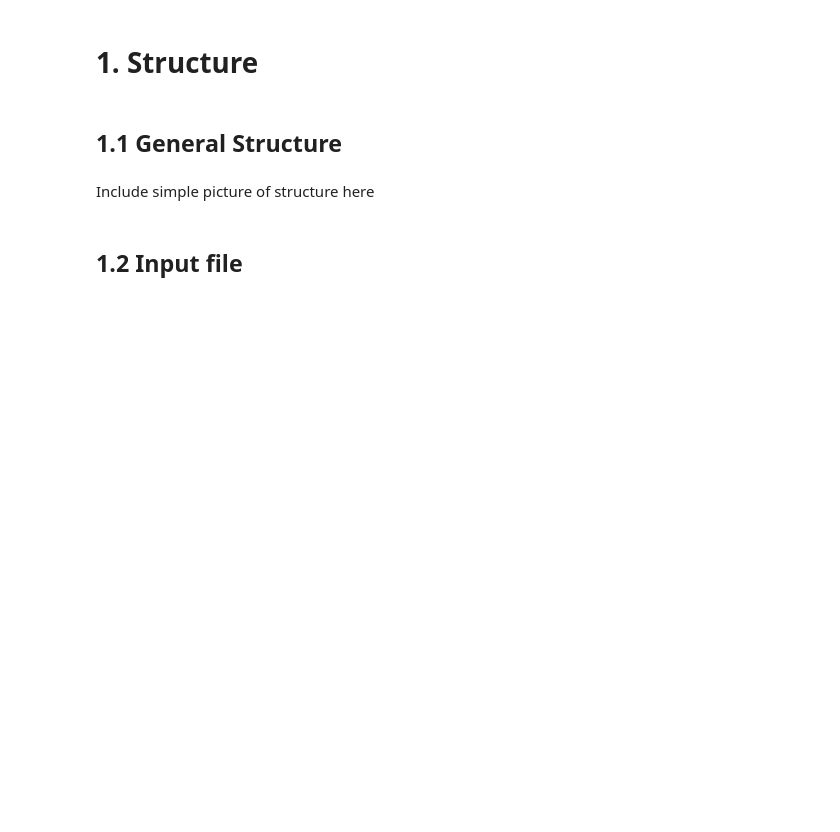
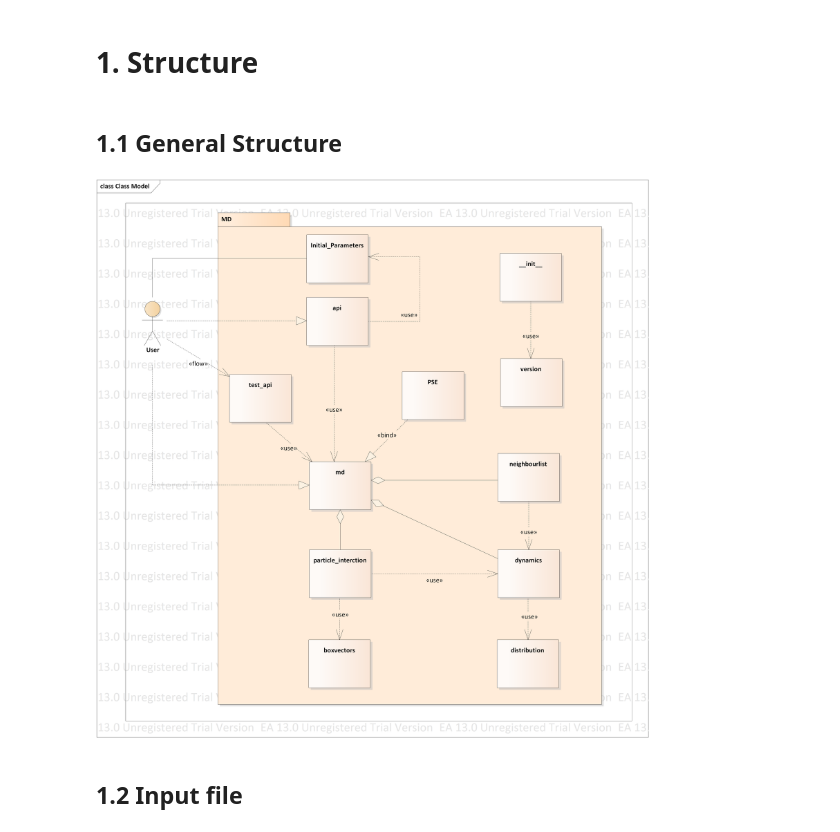
Before and after one commit to mannimaster/compsci-proj-md, a Jupyter notebook: md/presentation.ipynb, the cells around one changed output. Saved outputs shown, nothing was run; the diff lists cells and outputs as text; code cells hidden in the pictures; blank space fills up the shorter version.

Commit message:
Additions
- Class_model picture included
- benchmarking computing times included

```diff
--- a/md/presentation.ipynb
+++ b/md/presentation.ipynb
@@ -7,8 +7,10 @@ from IPython.display import Image
 # 1. Structure
 # %% [markdown]
 ## 1.1 General Structure
-# %% [markdown]
-Include simple picture of structure here
+# %%
+Image(filename='Class_Model.png')
+# %% [output]
+[figure, added]
 # %% [markdown]
 ## 1.2 Input file
 # %%
```
Also changed, not shown: parts of 2 cells of this notebook, 1 other file.
